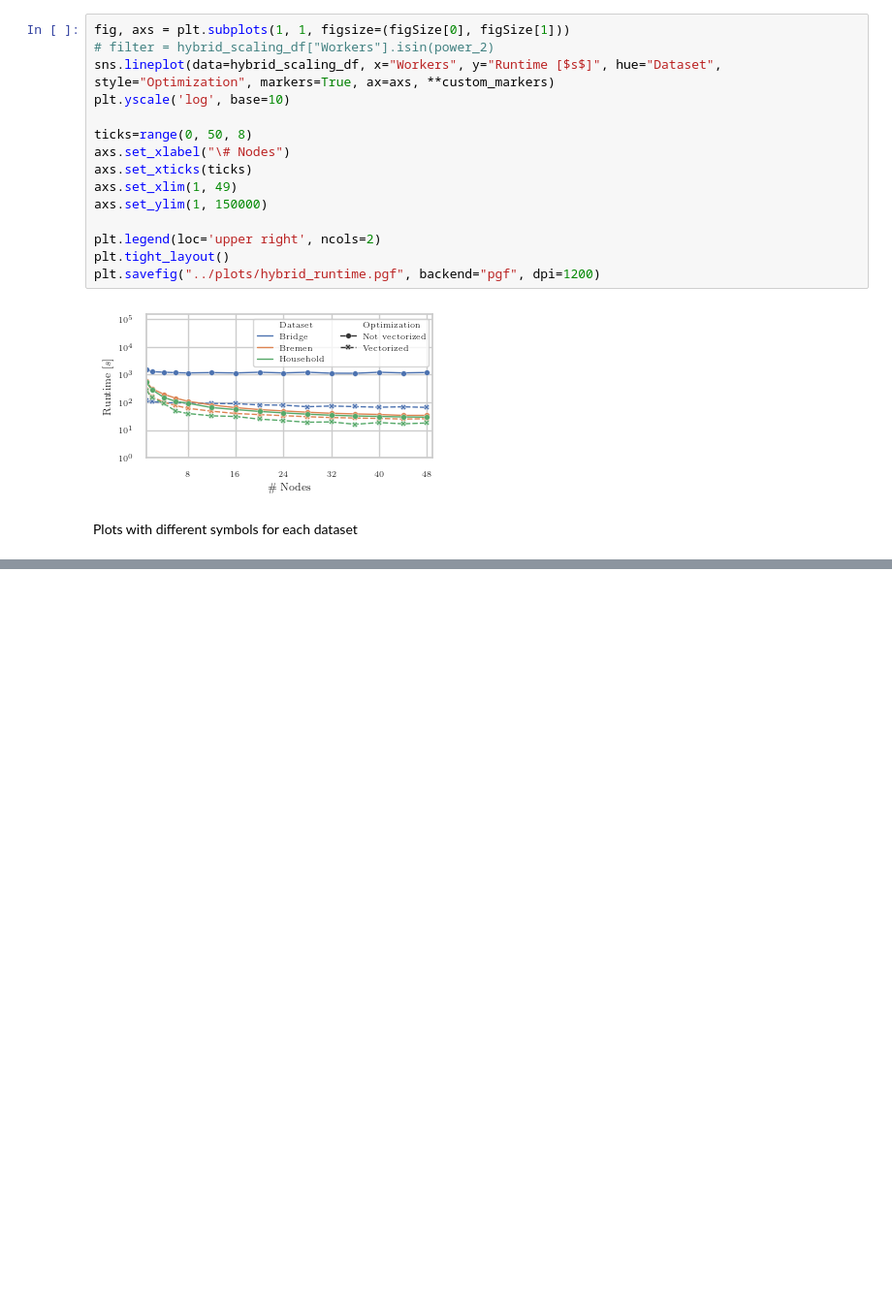
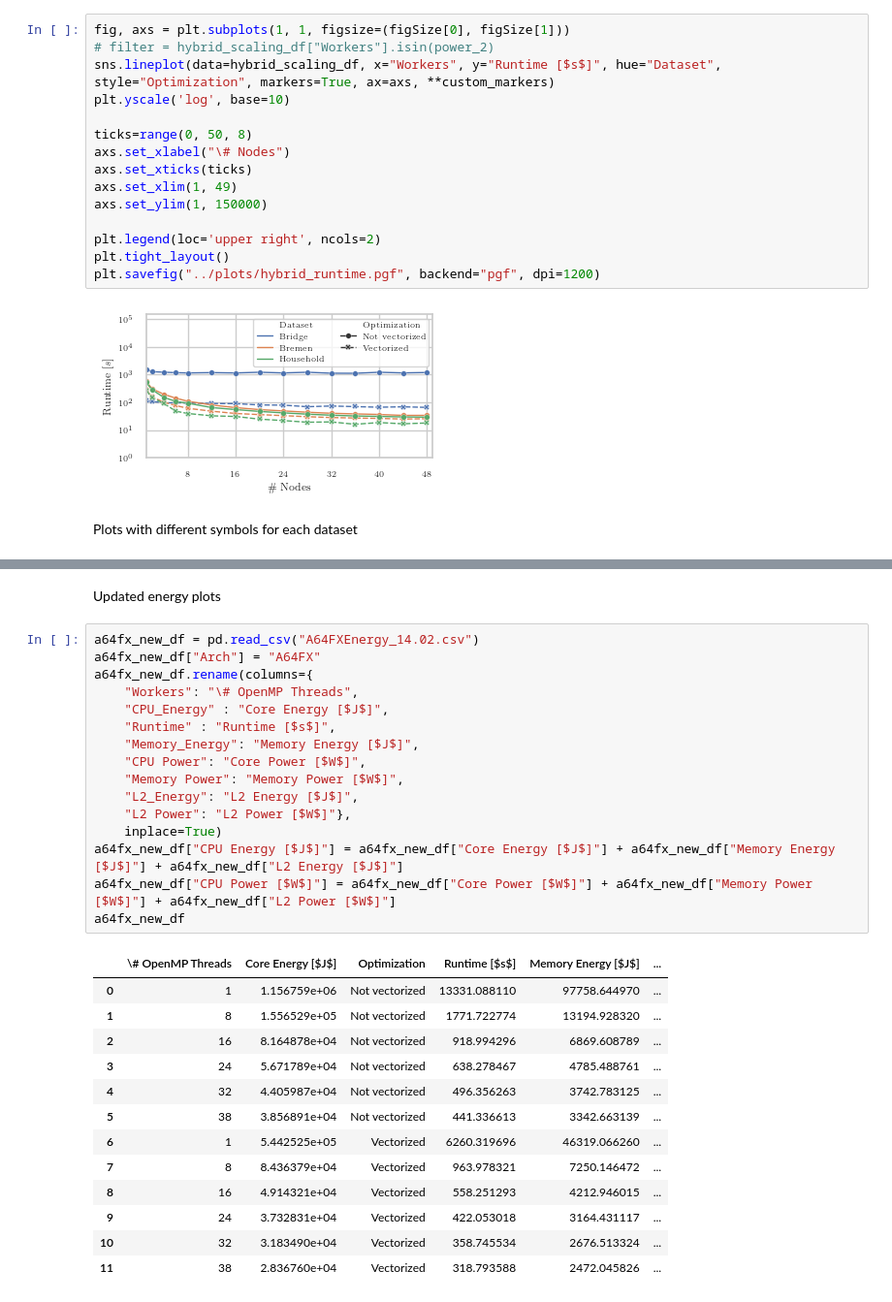
Before and after one commit to JosephArnold/hpdbscan, a Jupyter notebook: plots/VHPDBSCAN-plot.ipynb, the cells around one changed output, grey strips where cells are left out. Shown at 97% size. Saved outputs shown, nothing was run; the diff lists cells and outputs as text; blank space fills up the shorter version.

```diff
--- a/plots/VHPDBSCAN-plot.ipynb
+++ b/plots/VHPDBSCAN-plot.ipynb
@@ -744,3 +744,35 @@ plt.savefig("hybrid_runtime-new.pgf", backend="pgf", dpi=1200)
 # %% [output]
 [<matplotlib.lines.Line2D object at 0x...>, <matplotlib.lines.Line2D object at 0x...>, <matplotlib.lines.Line2D object at 0x...>]
 [figure]
+# %% [markdown]
+Updated energy plots
+# %%
+a64fx_new_df = pd.read_csv("A64FXEnergy_14.02.csv")
+a64fx_new_df["Arch"] = "A64FX"
+a64fx_new_df.rename(columns={
+    "Workers": "\# OpenMP Threads",
+    "CPU_Energy" : "Core Energy [$J$]",
+    "Runtime" : "Runtime [$s$]",
+    "Memory_Energy": "Memory Energy [$J$]",
+    "CPU Power": "Core Power [$W$]",
+    "Memory Power": "Memory Power [$W$]",
+    "L2_Energy": "L2 Energy [$J$]",
+    "L2 Power": "L2 Power [$W$]"},
+    inplace=True)
+a64fx_new_df["CPU Energy [$J$]"] = a64fx_new_df["Core Energy [$J$]"] + a64fx_new_df["Memory Energy [$J$]"] + a64fx_new_df["L2 Energy [$J$]"]
+a64fx_new_df["CPU Power [$W$]"] = a64fx_new_df["Core Power [$W$]"] + a64fx_new_df["Memory Power [$W$]"] + a64fx_new_df["L2 Power [$W$]"]
+a64fx_new_df
+# %% [output]
+|  | \# OpenMP Threads | Core Energy [$J$] | Optimization | Runtime [$s$] | Memory Energy [$J$] | ... |
+| 0 | 1 | 1.156759e+06 | Not vectorized | 13331.088110 | 97758.644970 | ... |
+| 1 | 8 | 1.556529e+05 | Not vectorized | 1771.722774 | 13194.928320 | ... |
+| 2 | 16 | 8.164878e+04 | Not vectorized | 918.994296 | 6869.608789 | ... |
+| 3 | 24 | 5.671789e+04 | Not vectorized | 638.278467 | 4785.488761 | ... |
+| 4 | 32 | 4.405987e+04 | Not vectorized | 496.356263 | 3742.783125 | ... |
+| 5 | 38 | 3.856891e+04 | Not vectorized | 441.336613 | 3342.663139 | ... |
+| 6 | 1 | 5.442525e+05 | Vectorized | 6260.319696 | 46319.066260 | ... |
+| 7 | 8 | 8.436379e+04 | Vectorized | 963.978321 | 7250.146472 | ... |
+| 8 | 16 | 4.914321e+04 | Vectorized | 558.251293 | 4212.946015 | ... |
+| 9 | 24 | 3.732831e+04 | Vectorized | 422.053018 | 3164.431117 | ... |
+| 10 | 32 | 3.183490e+04 | Vectorized | 358.745534 | 2676.513324 | ... |
+| 11 | 38 | 2.836760e+04 | Vectorized | 318.793588 | 2472.045826 | ... |
```
Also changed, not shown: parts of 15 cells of this notebook.
